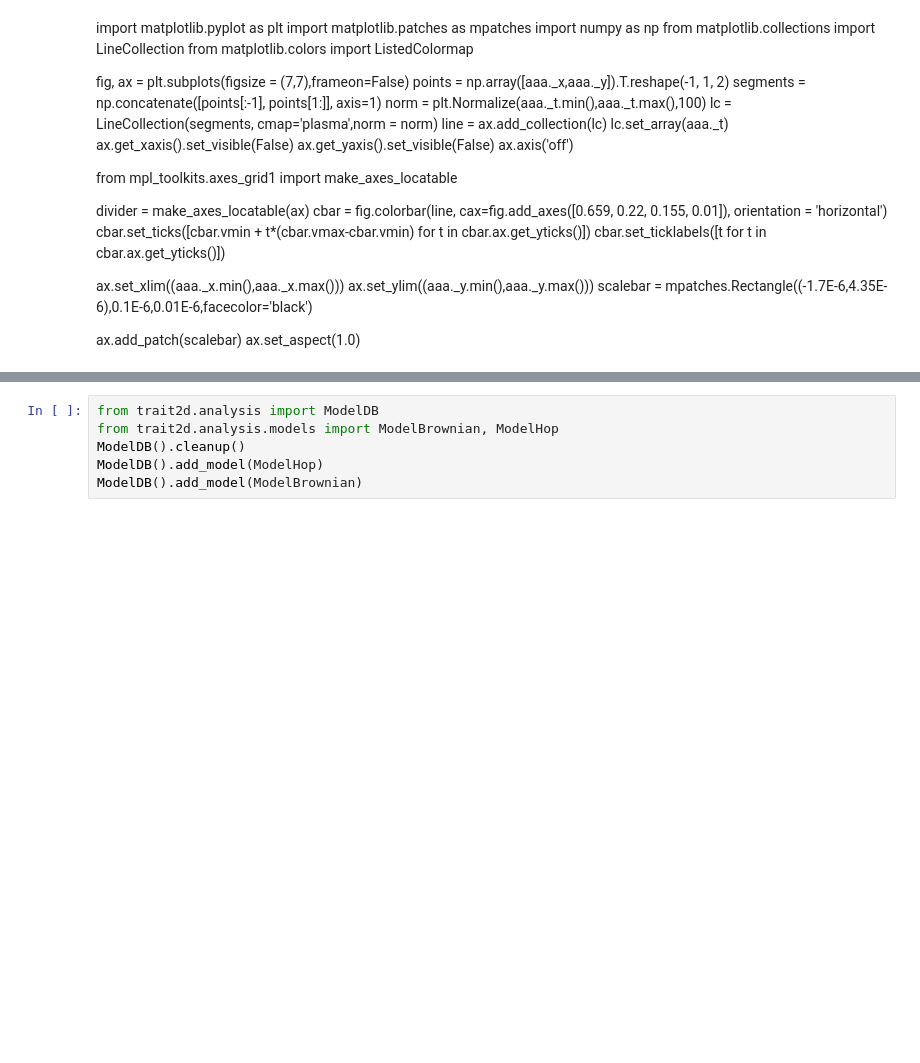
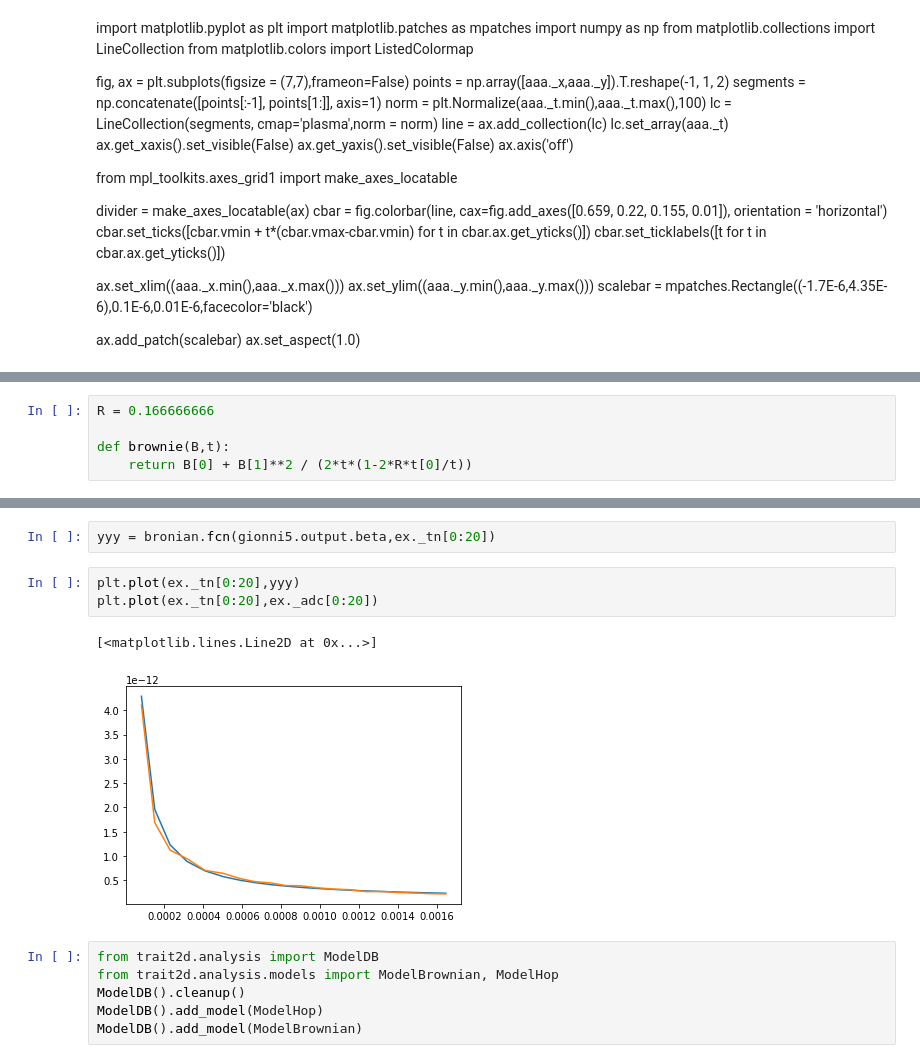
Before and after one commit to FReina/TRAIT2D, a Jupyter notebook: testfeatures.ipynb, the cells around one changed output, grey strips where cells are left out. Saved outputs shown, nothing was run; the diff lists cells and outputs as text; blank space fills up the shorter version.

```diff
--- a/testfeatures.ipynb
+++ b/testfeatures.ipynb
@@ -200,0 +123,5 @@ len(aaa._msd)
+# %%
+R = 0.166666666
+
+def brownie(B,t):
+    return B[0] + B[1]**2 / (2*t*(1-2*R*t[0]/t))
@@ -201,3 +172,11 @@ len(aaa._msd)
+# %%
+yyy = bronian.fcn(gionni5.output.beta,ex._tn[0:20])
+# %%
+plt.plot(ex._tn[0:20],yyy)
+plt.plot(ex._tn[0:20],ex._adc[0:20])
+# %% [output]
+[<matplotlib.lines.Line2D at 0x...>]
+[figure, added]
 # %%
 from trait2d.analysis import ModelDB
 from trait2d.analysis.models import ModelBrownian, ModelHop
```
Also changed, not shown: parts of 31 cells of this notebook, 1 other file.
